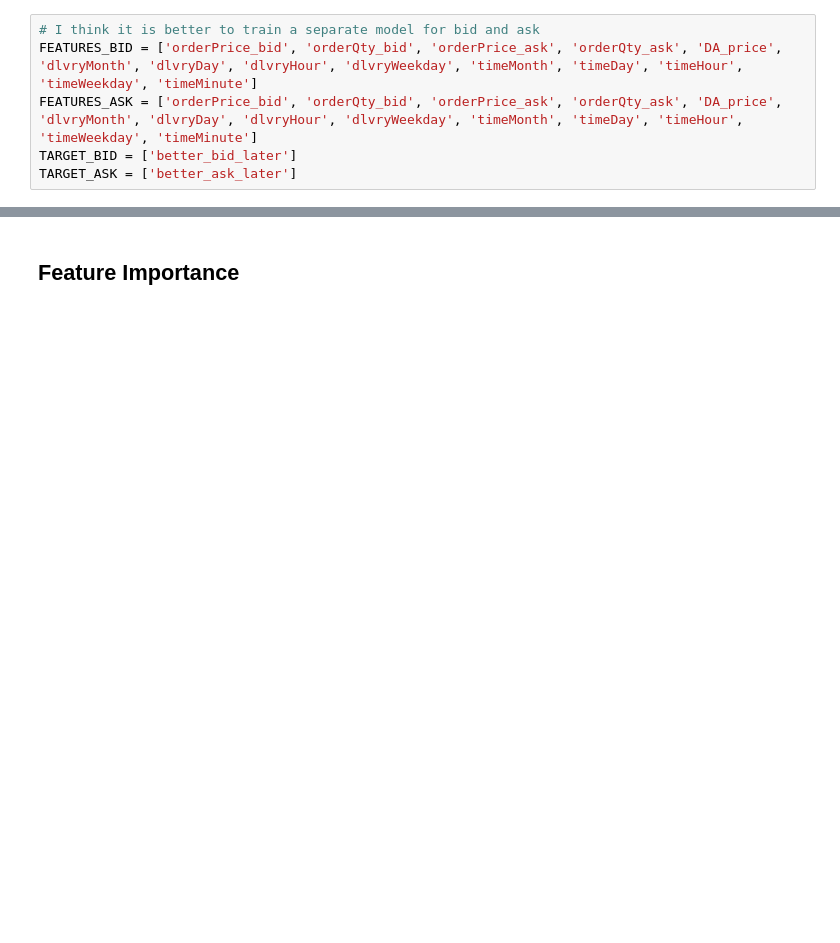
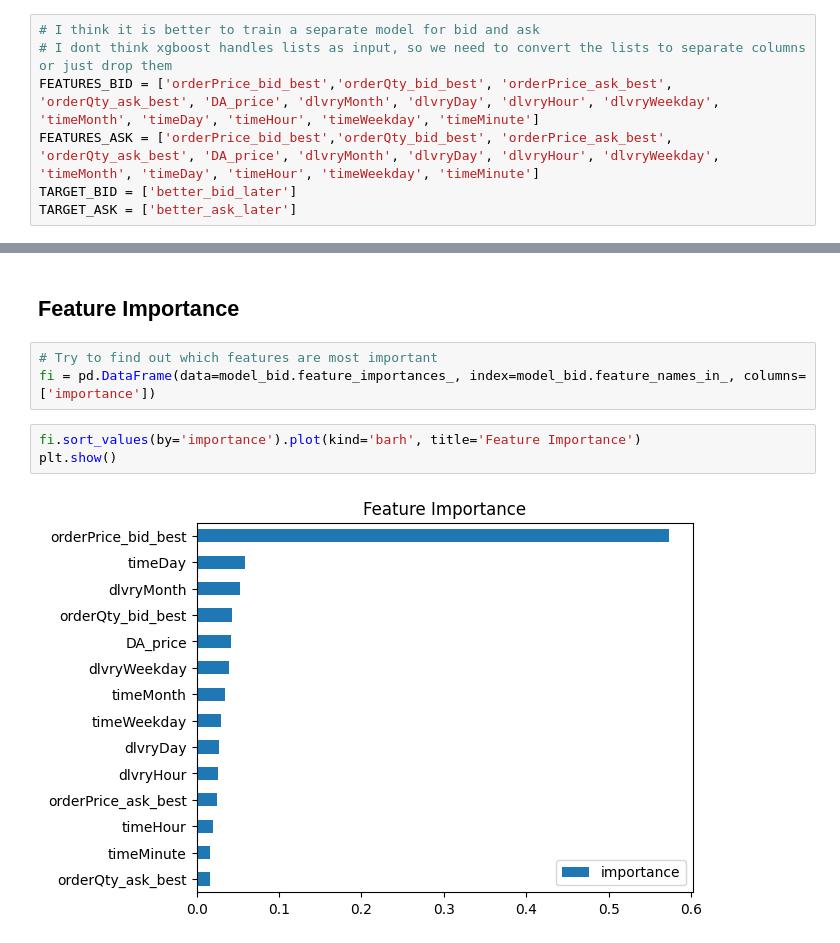
Before and after one commit to axelandreassen/Forecasting-ID-prices, a Jupyter notebook: DataPrep.ipynb, the cells around one changed output, grey strips where cells are left out. Saved outputs shown, nothing was run; the diff lists cells and outputs as text; blank space fills up the shorter version.

```diff
--- a/DataPrep.ipynb
+++ b/DataPrep.ipynb
@@ -343,7 +440,8 @@ train, test = train_test_split(df_copy, test_size=0.2, shuffle=False)
 # %%
 # I think it is better to train a separate model for bid and ask
-FEATURES_BID = ['orderPrice_bid', 'orderQty_bid', 'orderPrice_ask', 'orderQty_ask', 'DA_price', 'dlvryMonth', 'dlvryDay', 'dlvryHour', 'dlvryWeekday', 'timeMonth', 'timeDay', 'timeHour', 'timeWeekday', 'timeMinute']
-FEATURES_ASK = ['orderPrice_bid', 'orderQty_bid', 'orderPrice_ask', 'orderQty_ask', 'DA_price', 'dlvryMonth', 'dlvryDay', 'dlvryHour', 'dlvryWeekday', 'timeMonth', 'timeDay', 'timeHour', 'timeWeekday', 'timeMinute']
+# I dont think xgboost handles lists as input, so we need to convert the lists to separate columns or just drop them
+FEATURES_BID = ['orderPrice_bid_best','orderQty_bid_best', 'orderPrice_ask_best', 'orderQty_ask_best', 'DA_price', 'dlvryMonth', 'dlvryDay', 'dlvryHour', 'dlvryWeekday', 'timeMonth', 'timeDay', 'timeHour', 'timeWeekday', 'timeMinute']
+FEATURES_ASK = ['orderPrice_bid_best','orderQty_bid_best', 'orderPrice_ask_best', 'orderQty_ask_best', 'DA_price', 'dlvryMonth', 'dlvryDay', 'dlvryHour', 'dlvryWeekday', 'timeMonth', 'timeDay', 'timeHour', 'timeWeekday', 'timeMinute']
 TARGET_BID = ['better_bid_later']
 TARGET_ASK = ['better_ask_later']
 # %%
@@ -456,2 +540,10 @@ Accuracy: 0.924
 # %% [markdown]
 ## Feature Importance
+# %%
+# Try to find out which features are most important
+fi = pd.DataFrame(data=model_bid.feature_importances_, index=model_bid.feature_names_in_, columns=['importance'])
+# %%
+fi.sort_values(by='importance').plot(kind='barh', title='Feature Importance')
+plt.show()
+# %% [output]
+[figure, added]
```
Also changed, not shown: parts of 29 cells of this notebook.
